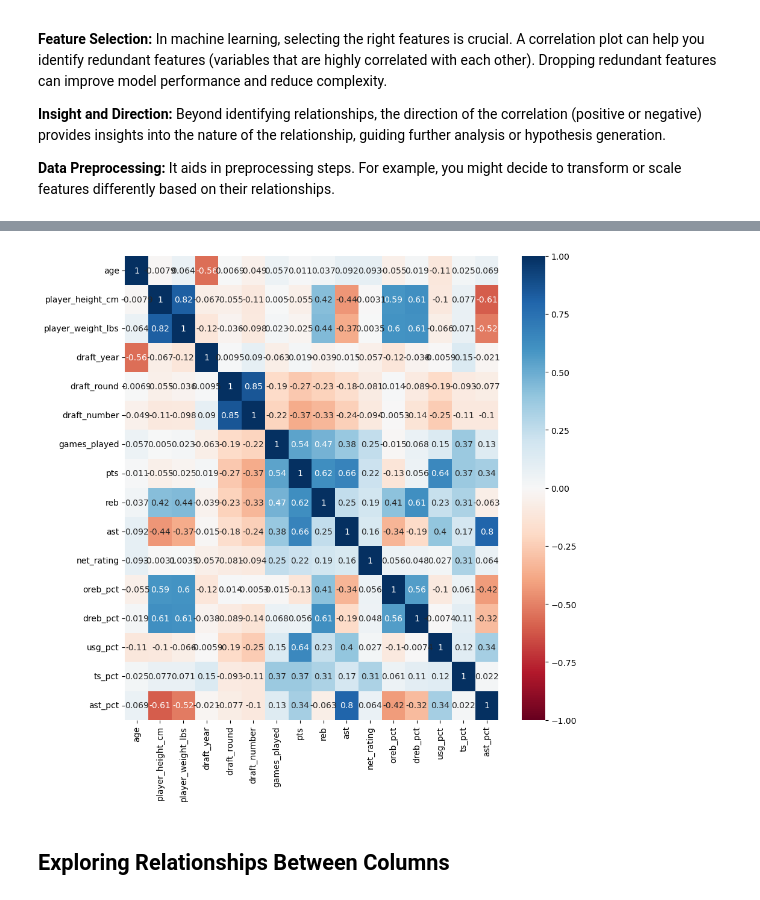
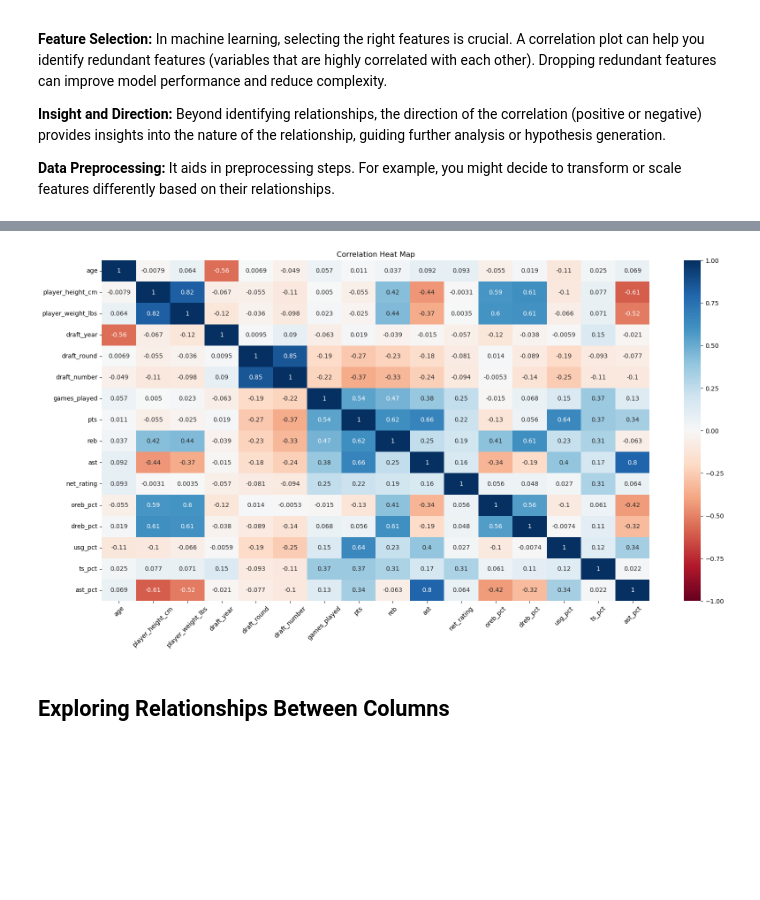
Before and after one commit to Chris-Goyette/Python_DA_Class, a Jupyter notebook: Colab_Notebooks/NBA_data_2_19.ipynb, the cells around one changed output, grey strips where cells are left out. Saved outputs shown, nothing was run; the diff lists cells and outputs as text; code cells hidden in the pictures; blank space fills up the shorter version.

```diff
--- a/Colab_Notebooks/NBA_data_2_19.ipynb
+++ b/Colab_Notebooks/NBA_data_2_19.ipynb
@@ -431,13 +431,15 @@ memory usage: 1.6 MB
 # %%
 # Adding correlation plot
 # -1 = negative correlation (red)
 # 1 = positive correlation (blue)
 
-plt.figure(figsize=(10, 10)) # increased plot size for better visibility
+plt.figure(figsize=(20, 10)) # increased plot size for better visibility
 sns.heatmap(numeric_df.corr(), annot=True, cmap='RdBu', vmin=-1, vmax=1)
+plt.xticks(rotation=45)
+plt.title('Correlation Heat Map')
 plt.show()
 # %% [output]
-[figure, old version]
+[figure, new version]
 # %% [markdown]
 ## Exploring Relationships Between Columns
 # %% [markdown]
```
Also changed, not shown: parts of 5 cells of this notebook.
